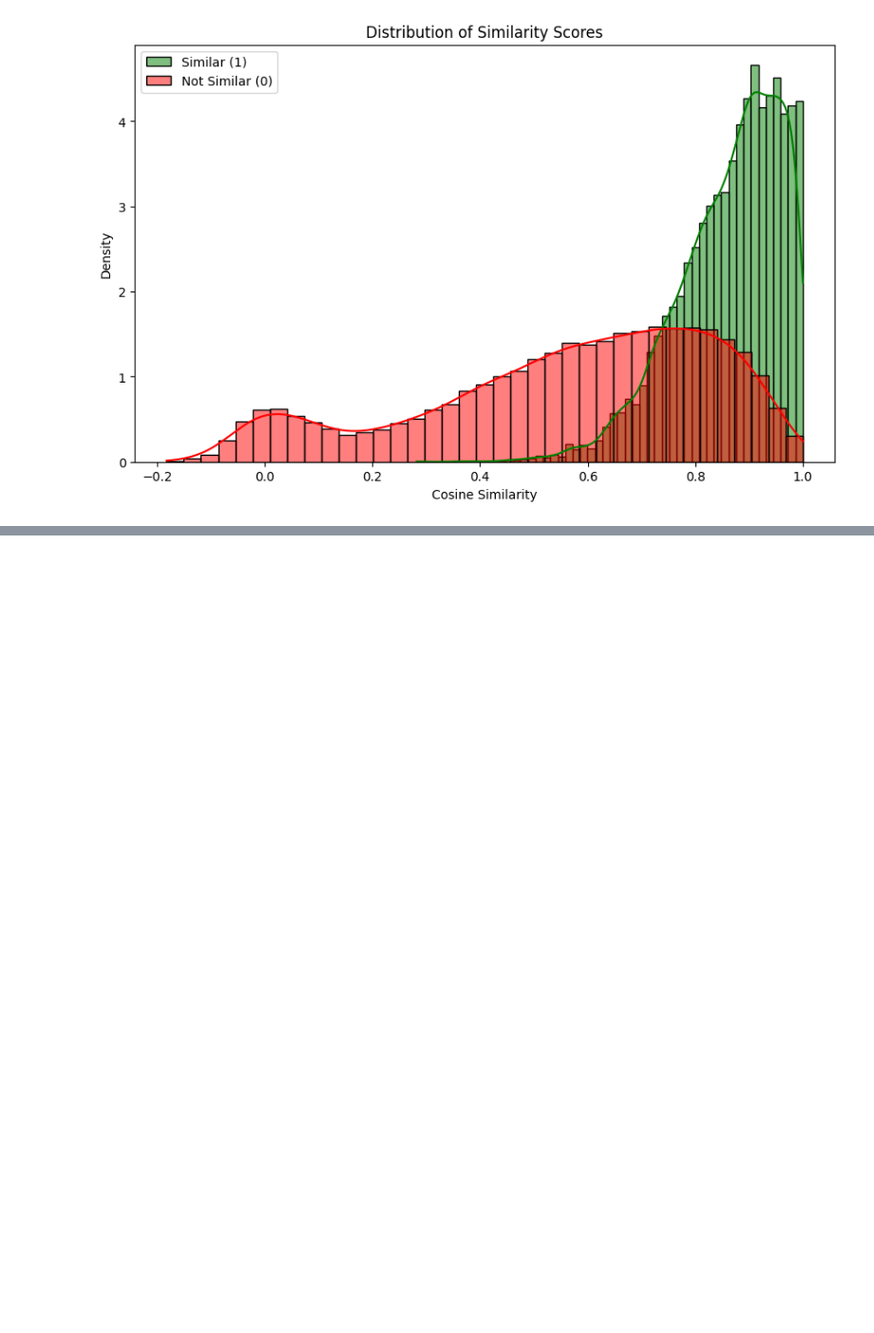
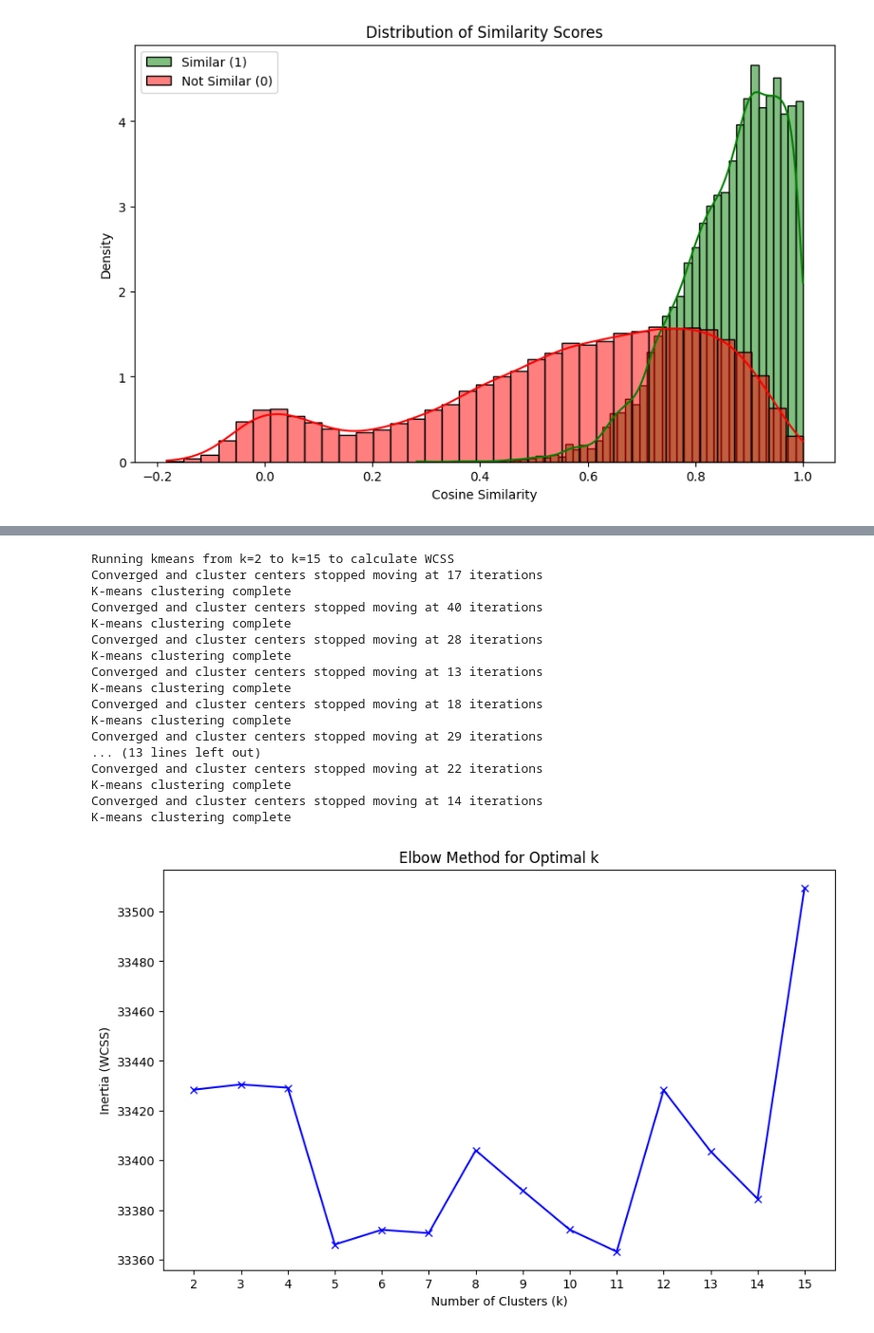
Before and after one commit to jatin-reddy/Semantic_Similarity_NLP, a Jupyter notebook: Semantic_Similarity.ipynb, the cells around one changed output, grey strips where cells are left out. Shown at 95% size. Saved outputs shown, nothing was run; the diff lists cells and outputs as text; code cells hidden in the pictures; blank space fills up the shorter version.

```diff
--- a/Semantic_Similarity.ipynb
+++ b/Semantic_Similarity.ipynb
@@ -201,0 +322,55 @@ plt.show()
+# %%
+# Experimenting with different n_cluster values (Elbow method)
+def calculate_inertia(kmeans_model, X):
+    total_inertia = 0
+    n_samples = X.shape[0]
+
+    for i in range(n_samples):
+        label = kMeans.labels[i]
+        center = kMeans.centers[label]
+        total_inertia += np.sum((X[i] - center)**2)
+    return total_inertia
+
+k_range = range(2, 16)
+inertia_values = []
+
+print("Running kmeans from k=2 to k=15 to calculate WCSS")
+
+for k in k_range:
+    kMeans = k_means(k=k_val, max_iterations=100)
+    kMeans.fit(X)
+
+    if kMeans.labels is not None:
+        inertia = calculate_inertia(kMeans, X)
+        inertia_values.append(inertia)
+    else:
+        print(f"k={k} - error.")
+        inertia_values.append(np.nan)
+
+
+plt.figure(figsize=(10, 6))
+plt.plot(k_range, inertia_values, 'bx-')
+plt.title('Elbow Method for Optimal k')
+plt.xlabel('Number of Clusters (k)')
+plt.ylabel('Inertia (WCSS)')
+plt.xticks(k_range)
+plt.show()
+# %% [output]
+Running kmeans from k=2 to k=15 to calculate WCSS
+Converged and cluster centers stopped moving at 17 iterations
+K-means clustering complete
+Converged and cluster centers stopped moving at 40 iterations
+K-means clustering complete
+Converged and cluster centers stopped moving at 28 iterations
+K-means clustering complete
+Converged and cluster centers stopped moving at 13 iterations
+K-means clustering complete
+Converged and cluster centers stopped moving at 18 iterations
+K-means clustering complete
+Converged and cluster centers stopped moving at 29 iterations
+... (13 lines left out)
+Converged and cluster centers stopped moving at 22 iterations
+K-means clustering complete
+Converged and cluster centers stopped moving at 14 iterations
+K-means clustering complete
+[figure, added]
```
Also changed, not shown: parts of 12 cells of this notebook.
